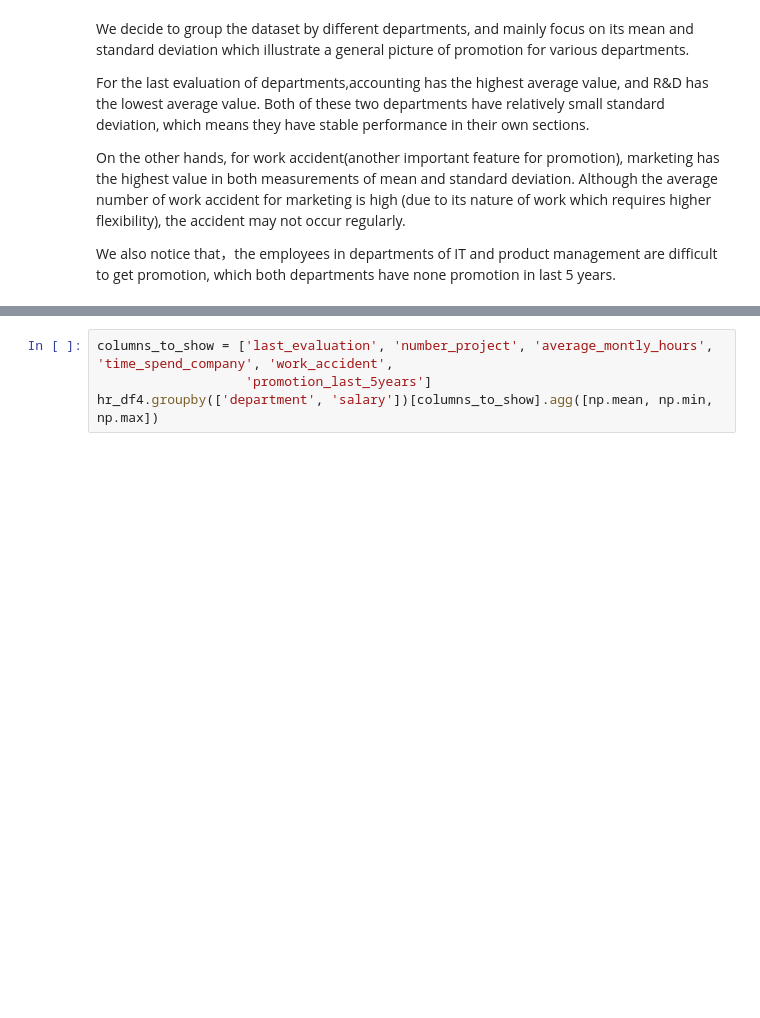
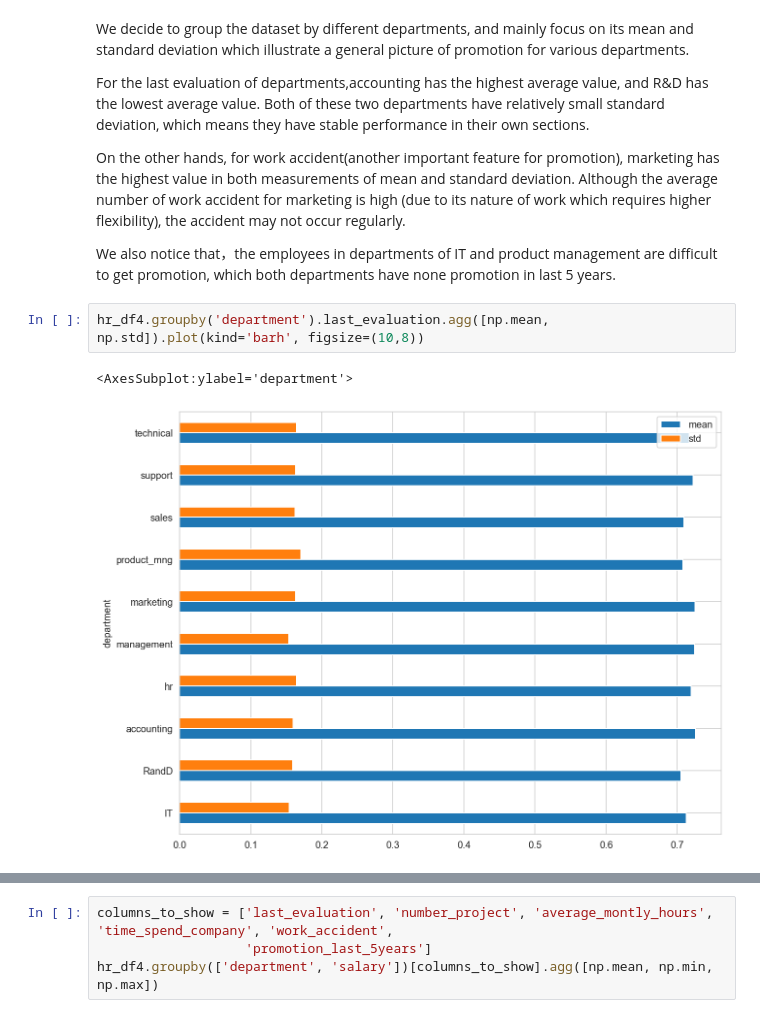
Before and after one commit to AndyWork952/HR-Data-Analysis, a Jupyter notebook: Group2_final_project.ipynb, the cells around one changed output, grey strips where cells are left out. Cells and saved outputs as stored; diff of their text form; blank space fills up the shorter version.

```diff
--- a/Group2_final_project.ipynb
+++ b/Group2_final_project.ipynb
@@ -209,3 +211,8 @@ For the last evaluation of departments,accounting has the highest average value,
 On the other hands, for work accident(another important feature for promotion), marketing has the highest value in both measurements of mean and standard deviation. Although the average number of work accident for marketing is high (due to its nature of work which requires higher flexibility), the accident may not occur regularly.
 
 We also notice that，the employees in departments of IT and product management are difficult to get promotion, which both departments have none promotion in last 5 years.
+# %%
+hr_df4.groupby('department').last_evaluation.agg([np.mean, np.std]).plot(kind='barh', figsize=(10,8))
+# %% [output]
+<AxesSubplot:ylabel='department'>
+[figure, added]
```
Also changed, not shown: parts of 26 cells of this notebook.
